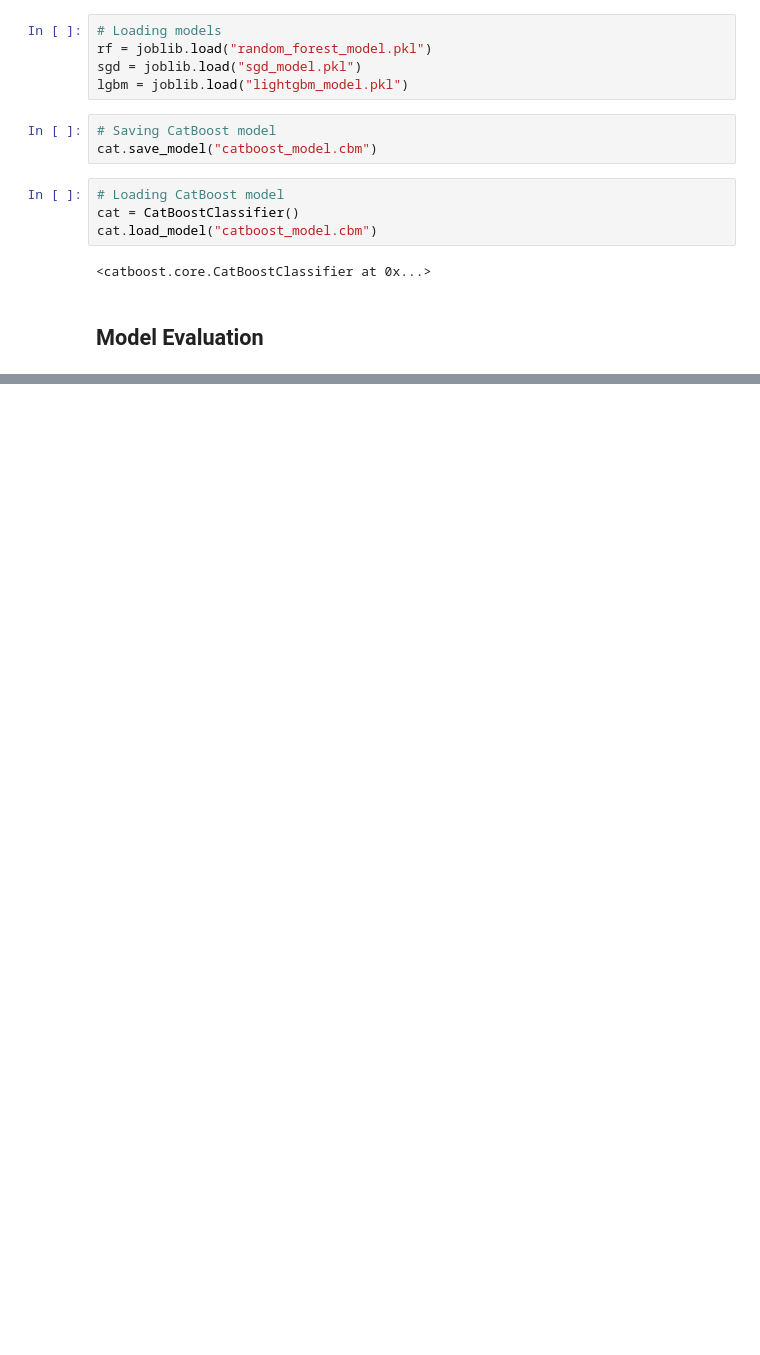
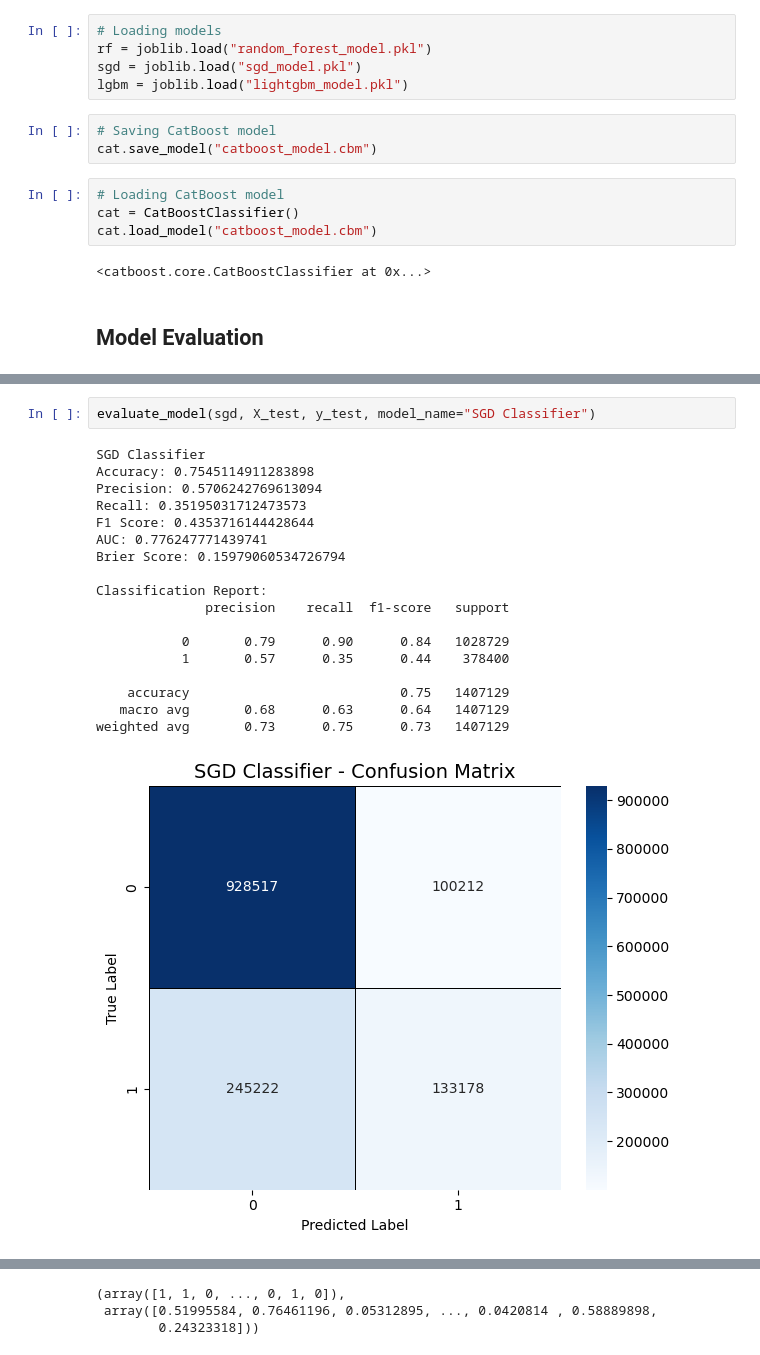
Before and after one commit to janecondon/AMS-595-Identifying-Risk-Factors-for-Major-Depressive-Disorder, a Jupyter notebook: AMS 595 Group Project.ipynb, the cells around one changed output, grey strips where cells are left out. Drawn from its saved outputs; the diff is of its cells as text; blank space fills up the shorter version.

```diff
--- a/AMS 595 Group Project.ipynb
+++ b/AMS 595 Group Project.ipynb
@@ -597,0 +638,21 @@ cat.load_model("catboost_model.cbm")
+# %%
+evaluate_model(sgd, X_test, y_test, model_name="SGD Classifier")
+# %% [output]
+SGD Classifier
+Accuracy: 0.7545114911283898
+Precision: 0.5706242769613094
+Recall: 0.35195031712473573
+F1 Score: 0.4353716144428644
+AUC: 0.776247771439741
+Brier Score: 0.15979060534726794
+
+Classification Report:
+              precision    recall  f1-score   support
+
+           0       0.79      0.90      0.84   1028729
+           1       0.57      0.35      0.44    378400
+
+    accuracy                           0.75   1407129
+   macro avg       0.68      0.63      0.64   1407129
+weighted avg       0.73      0.75      0.73   1407129
+[figure, added]
@@ -597,0 +662,3 @@ cat.load_model("catboost_model.cbm")
+(array([1, 1, 0, ..., 0, 1, 0]),
+ array([0.51995584, 0.76461196, 0.05312895, ..., 0.0420814 , 0.58889898,
+        0.24323318]))
```
Also changed, not shown: parts of 41 cells of this notebook.
